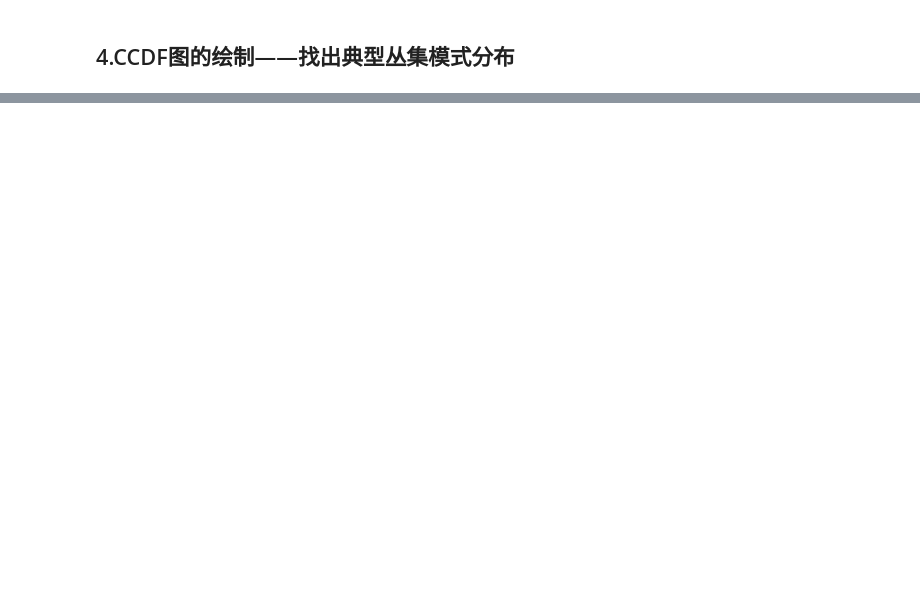
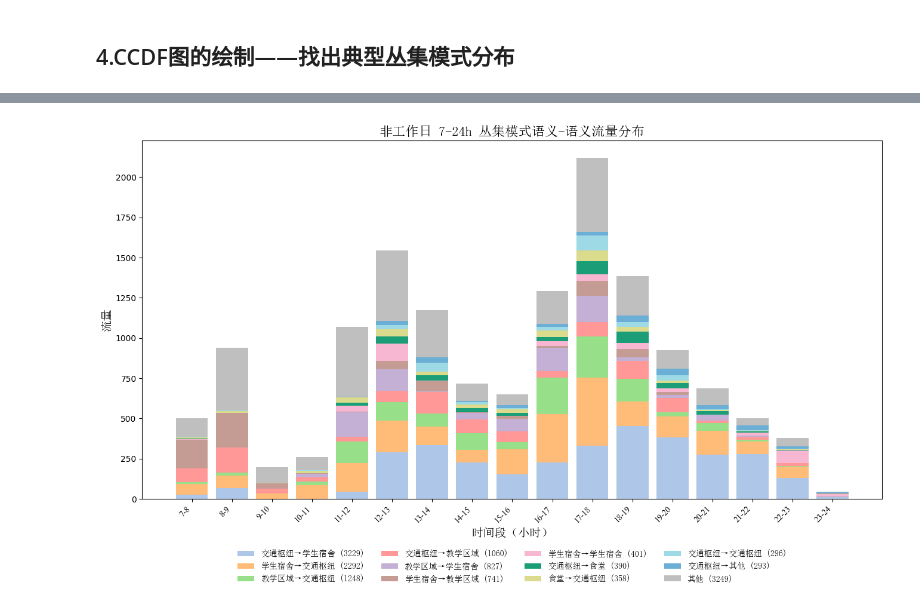
Before and after one commit to LinYuQi00/shared_bike_pattern_mining, a Jupyter notebook: 01_cluster_pattern_analysis.ipynb, the cells around one changed output, grey strips where cells are left out. Saved outputs shown, nothing was run; the diff lists cells and outputs as text; code cells hidden in the pictures; blank space fills up the shorter version.

```diff
--- a/01_cluster_pattern_analysis.ipynb
+++ b/01_cluster_pattern_analysis.ipynb
@@ -479,0 +965,20 @@ fig.savefig("01_cluster_flow_ccdf_工作日_17.png", dpi=500)
+# %%
+
+font_cn = FontProperties(fname=r"C:\Windows\Fonts\simsun.ttc")
+font_en = FontProperties(fname=r"C:\Windows\Fonts\times.ttf")
+
+fig = plot_top_od_stacked_bar_by_hour(
+    folder_path=r"H:\code\shared_bike_pattern_mining\data\24_weekday_weekend_clusters",
+    day_type="非工作日",
+    start_hour=7,
+    end_hour=23,
+    top_pct=1,
+    max_od_labels=11,
+    figsize=(16, 10),
+    font_cn=font_cn,
+    font_en=font_en
+)
+
+fig.savefig("01_cluster_pattern_7_23_weekend.png", dpi=500)
+# %% [output]
+[figure, added]
```
Also changed, not shown: parts of 11 cells of this notebook, 5 other files.
